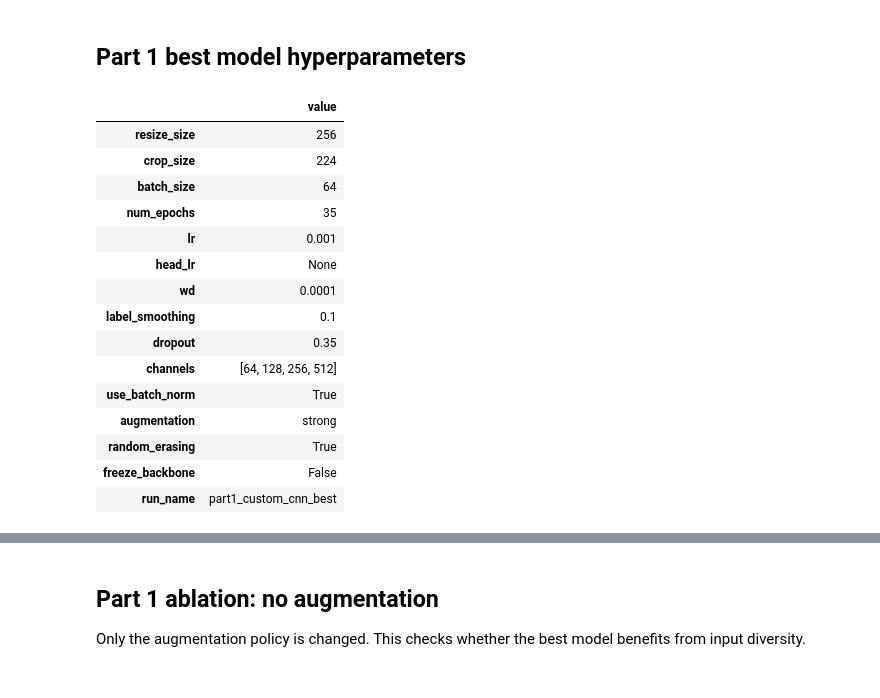
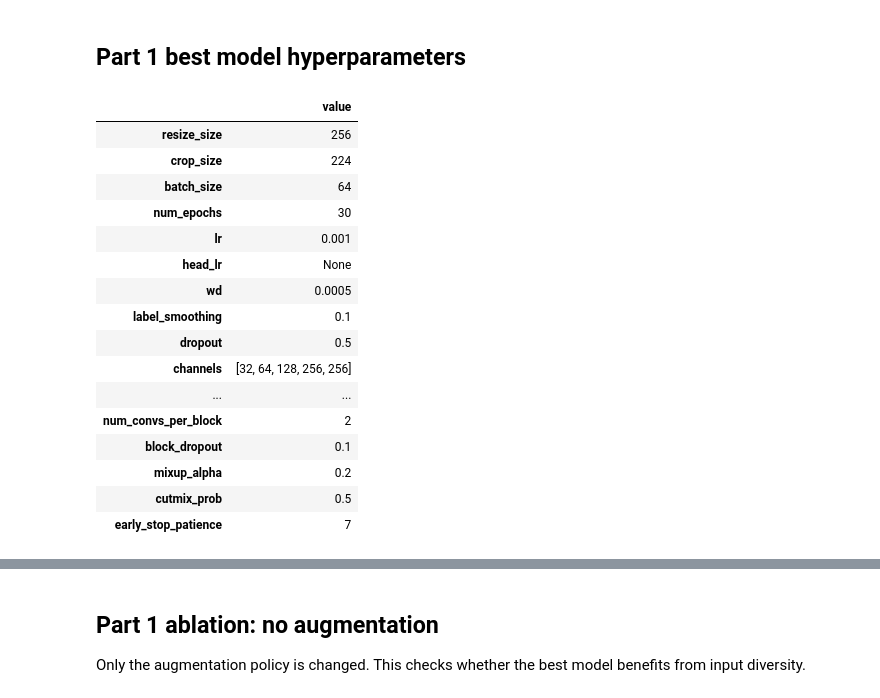
Before and after one commit to mohamadch91/UNIBO_IPCV_Image_classification, a Jupyter notebook: assignment_module_two.ipynb, the cells around one changed output, grey strips where cells are left out. Saved outputs shown, nothing was run; the diff lists cells and outputs as text; code cells hidden in the pictures.

```diff
--- a/assignment_module_two.ipynb
+++ b/assignment_module_two.ipynb
@@ -659,36 +693,42 @@ def get_custom_cnn(num_classes: int, cfg: Dict[str, Any]) -> nn.Module:
 ## Part 1 best model hyperparameters
 # %%
 cfg_part1_best = copy.deepcopy(cfg)
-cfg_part1_best["run_name"] = "part1_custom_cnn_best"
+cfg_part1_best["run_name"] = "custom_cnn_vgg_style_mixup"
+cfg_part1_best["channels"] = [32, 64, 128, 256, 256]   # 5 stages -> good for ~224px inputs
+cfg_part1_best["num_convs_per_block"] = 2
+cfg_part1_best["use_batch_norm"] = True
+cfg_part1_best["dropout"] = 0.5
+cfg_part1_best["block_dropout"] = 0.1
 cfg_part1_best["augmentation"] = "strong"
 cfg_part1_best["random_erasing"] = True
-cfg_part1_best["channels"] = [64, 128, 256, 512]
-cfg_part1_best["dropout"] = 0.35
-cfg_part1_best["use_batch_norm"] = True
 cfg_part1_best["lr"] = 1e-3
-cfg_part1_best["head_lr"] = None
-cfg_part1_best["wd"] = 1e-4
+cfg_part1_best["wd"] = 5e-4
 cfg_part1_best["label_smoothing"] = 0.1
-cfg_part1_best["num_epochs"] = 35
+cfg_part1_best["num_epochs"] = 30
+cfg_part1_best["batch_size"] = 64
+cfg_part1_best["mixup_alpha"] = 0.2
+cfg_part1_best["cutmix_prob"] = 0.5
+cfg_part1_best["early_stop_patience"] = 7
 
 pd.DataFrame.from_dict(cfg_part1_best, orient="index", columns=["value"])
 # %% [output]
 |  | value |
 | resize_size | 256 |
 | crop_size | 224 |
 | batch_size | 64 |
-| num_epochs | 35 |
+| num_epochs | 30 |
 | lr | 0.001 |
 | head_lr | None |
-| wd | 0.0001 |
+| wd | 0.0005 |
 | label_smoothing | 0.1 |
-| dropout | 0.35 |
-| channels | [64, 128, 256, 512] |
-| use_batch_norm | True |
-| augmentation | strong |
-| random_erasing | True |
-| freeze_backbone | False |
-| run_name | part1_custom_cnn_best |
+| dropout | 0.5 |
+| channels | [32, 64, 128, 256, 256] |
+| ... | ... |
+| num_convs_per_block | 2 |
+| block_dropout | 0.1 |
+| mixup_alpha | 0.2 |
+| cutmix_prob | 0.5 |
+| early_stop_patience | 7 |
 # %%
 part1_results = {}
 print("Running part 1 experiments...")
```
Also changed, not shown: parts of 7 cells of this notebook.
